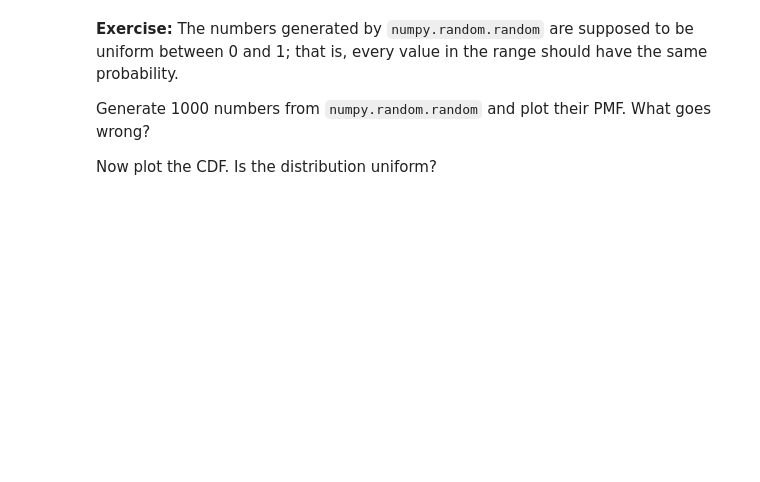
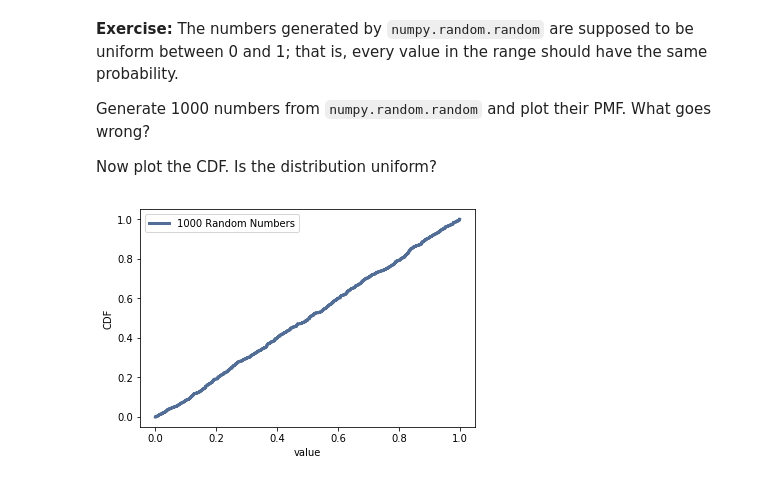
Before and after one commit to yeewill/ThinkStats2, a Jupyter notebook: code/chap04ex.ipynb, the cells around one changed output. Cells and saved outputs as stored; diff of their text form; code cells hidden in the pictures; blank space fills up the shorter version.

```diff
--- a/code/chap04ex.ipynb
+++ b/code/chap04ex.ipynb
@@ -224,0 +225,8 @@ Now plot the CDF. Is the distribution uniform?
+# %%
+thousand_random=np.random.random(1000)
+# %%
+cdf = thinkstats2.Cdf(thousand_random, label= '1000 Random Numbers')
+thinkplot.Cdf(cdf)
+thinkplot.Config(xlabel = 'value', ylabel = 'CDF')
+# %% [output]
+[figure, added]
```
Also changed, not shown: parts of 12 cells of this notebook.
